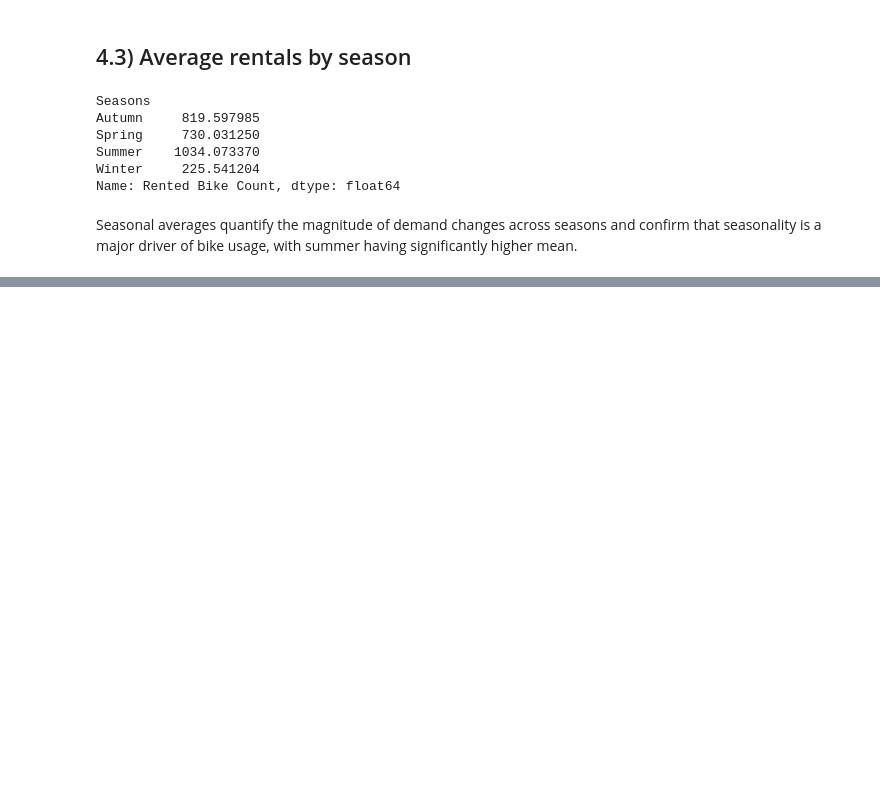
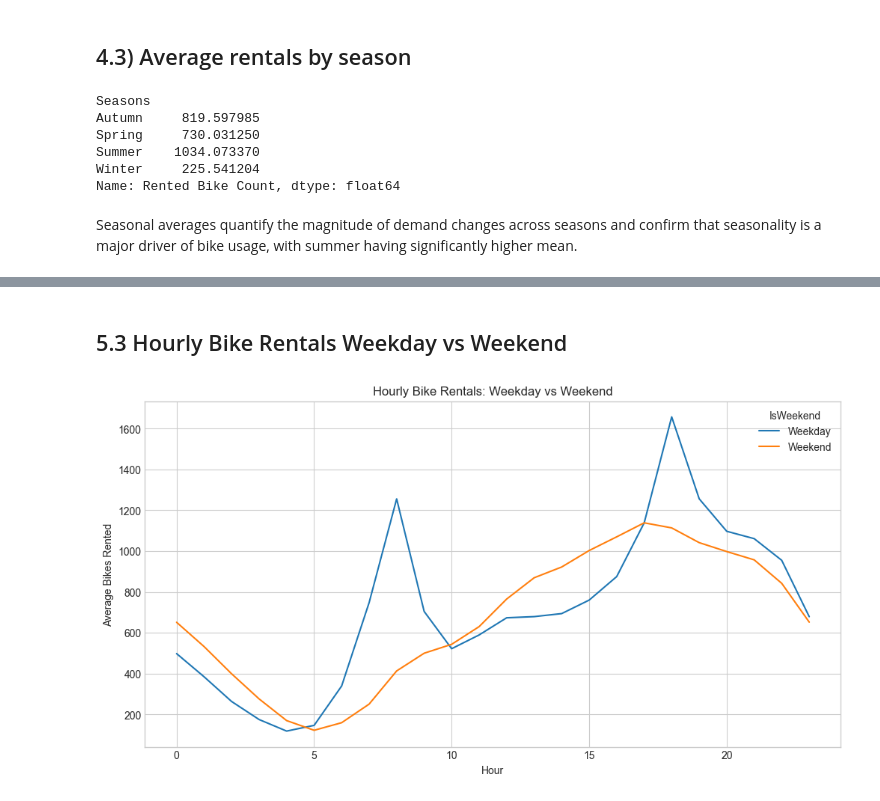
Before and after one commit to antonioi99/dds_group_16, a Jupyter notebook: EDA.ipynb, the cells around one changed output, grey strips where cells are left out. Cells and saved outputs as stored; diff of their text form; code cells hidden in the pictures; blank space fills up the shorter version.

```diff
--- a/EDA_Mark.ipynb
+++ b/EDA.ipynb
@@ -274,0 +309,12 @@ The descriptive statistics confirm the distributional patterns: temperature and
+# %% [markdown]
+## 5.3 Hourly Bike Rentals Weekday vs Weekend
+# %%
+hourly = df.groupby(['IsWeekend', 'Hour'])['Rented Bike Count'].mean().reset_index()
+
+plt.figure(figsize=(12,6))
+sns.lineplot(x='Hour', y='Rented Bike Count', hue='IsWeekend', data=hourly)
+plt.title('Hourly Bike Rentals: Weekday vs Weekend')
+plt.ylabel('Average Bikes Rented')
+plt.show()
+# %% [output]
+[figure, added]
```
Also changed, not shown: parts of 56 cells of this notebook, 1 other file.
